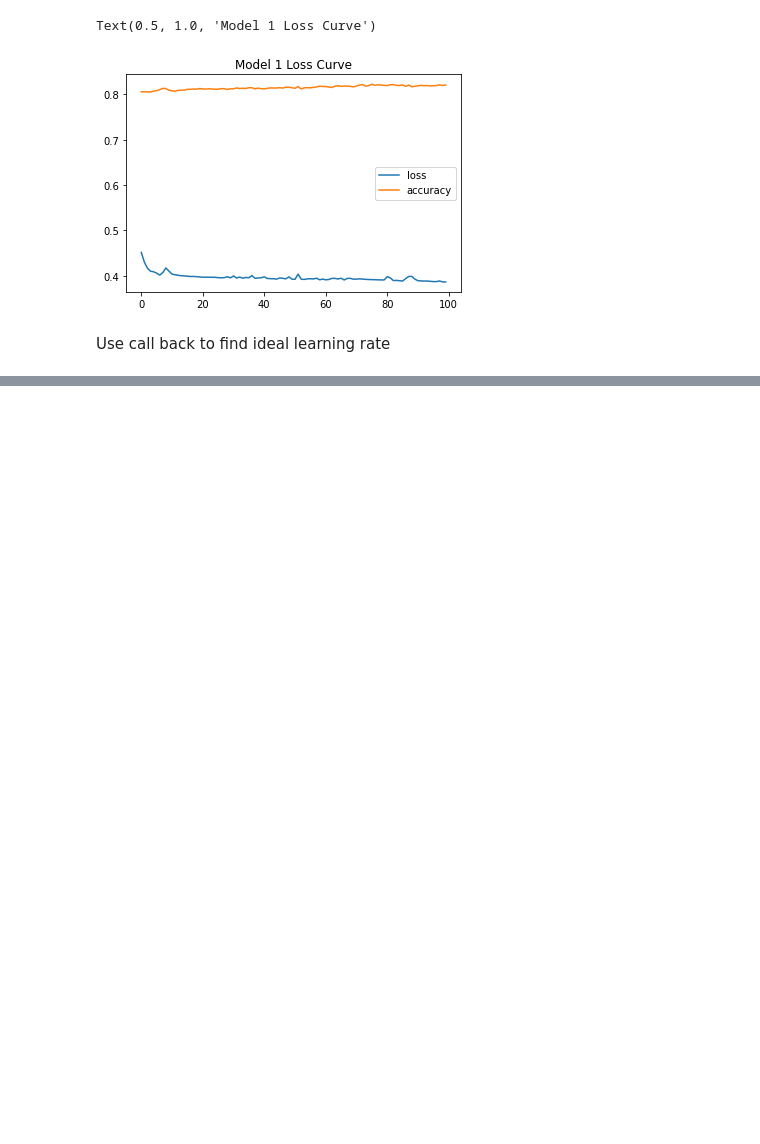
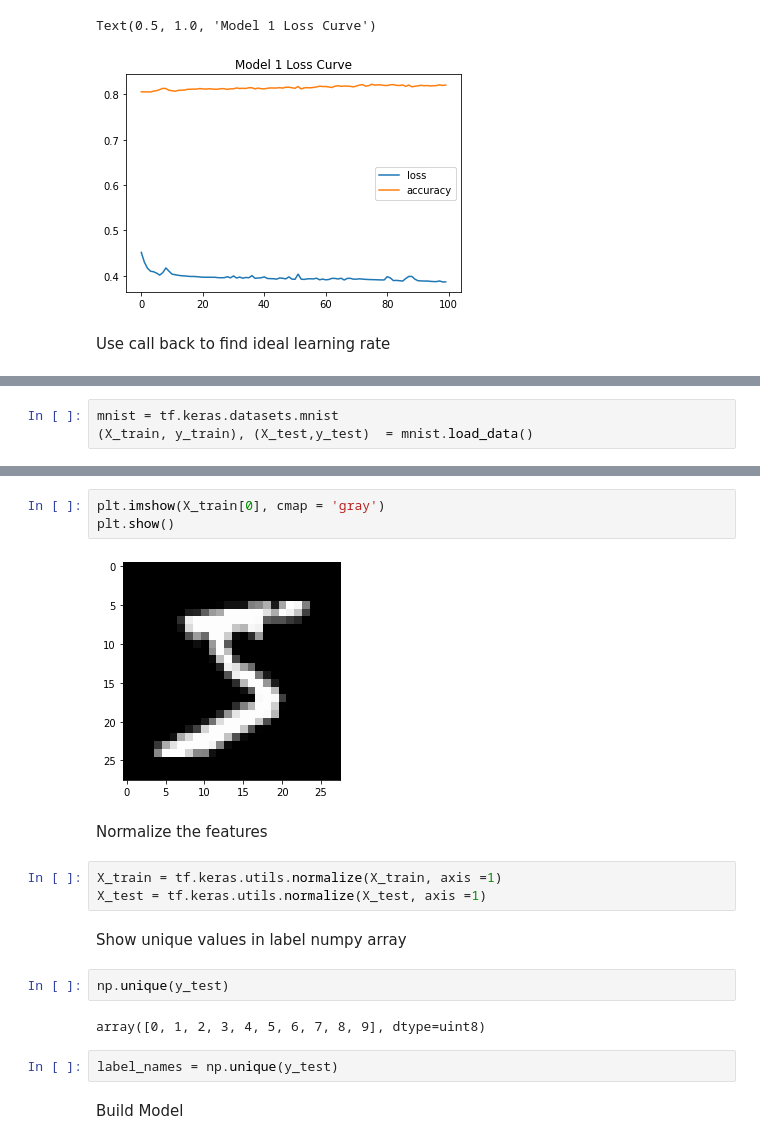
Before and after one commit to HLCarbon/DeepLearning, a Jupyter notebook: Deep_learning_classification.ipynb, the cells around one changed output, grey strips where cells are left out. Cells and saved outputs as stored; diff of their text form; blank space fills up the shorter version.

```diff
--- a/Deep_learning_classification.ipynb
+++ b/Deep_learning_classification.ipynb
@@ -193,0 +282,3 @@ Use call back to find ideal learning rate
+# %%
+mnist = tf.keras.datasets.mnist
+(X_train, y_train), (X_test,y_test)  = mnist.load_data()
@@ -193,0 +289,20 @@ Use call back to find ideal learning rate
+# %%
+plt.imshow(X_train[0], cmap = 'gray')
+plt.show()
+# %% [output]
+[figure, added]
+# %% [markdown]
+Normalize the features
+# %%
+X_train = tf.keras.utils.normalize(X_train, axis =1)
+X_test = tf.keras.utils.normalize(X_test, axis =1)
+# %% [markdown]
+Show unique values in label numpy array
+# %%
+np.unique(y_test)
+# %% [output]
+array([0, 1, 2, 3, 4, 5, 6, 7, 8, 9], dtype=uint8)
+# %%
+label_names = np.unique(y_test)
+# %% [markdown]
+Build Model
```
Also changed, not shown: parts of 23 cells of this notebook.
